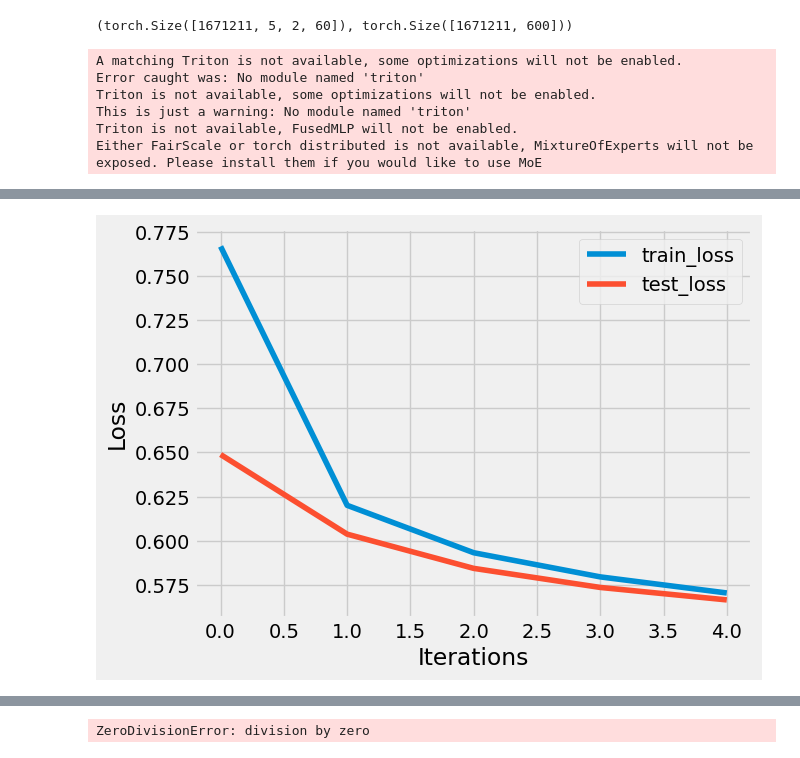
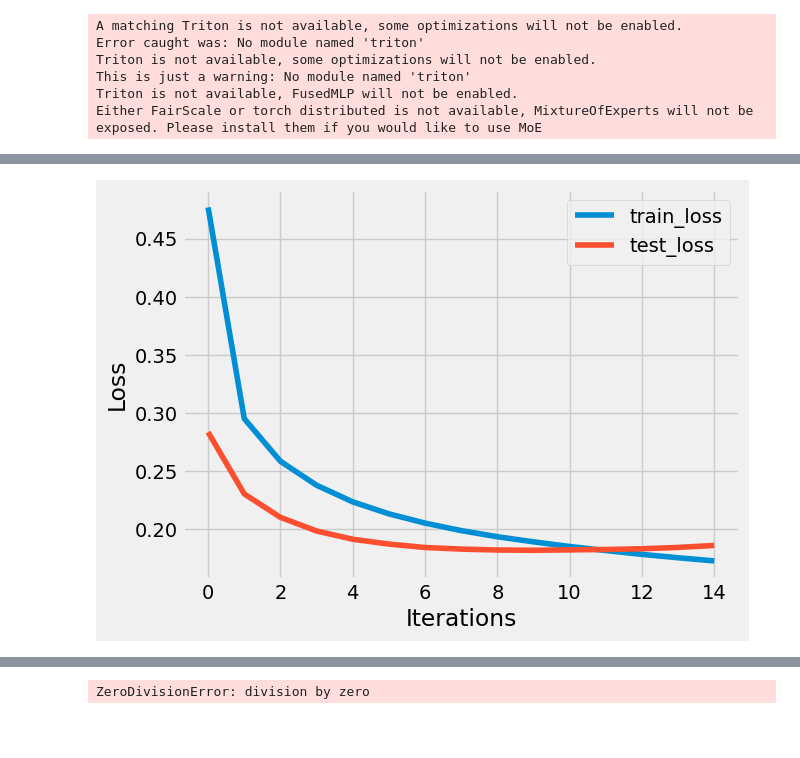
Before and after one commit to misha1sh/audio-ml, a Jupyter notebook: main-text-grammar.ipynb, the cells around one changed output, grey strips where cells are left out. Saved outputs shown, nothing was run; the diff lists cells and outputs as text; code cells hidden in the pictures; blank space fills up the shorter version.

```diff
--- a/main-text-grammar.ipynb
+++ b/main-text-grammar.ipynb
@@ -135,39 +227,32 @@ size_of_tensor(input), size_of_tensor(output), torch.sum(output, 0) / len(output
-# %%
-# a = nn.Conv2d(N, 32,
-#               kernel_size=FEATURES_CNT,
-#                     stride=FEATURES_CNT) # convolve each word into 32-vector-embedding
-a = nn.Flatten(1)
-input.shape, a(input).shape
-# %% [output]
-(torch.Size([1671211, 5, 2, 60]), torch.Size([1671211, 600]))
 # %%
 from xformers.factory import xFormerEncoderBlock, xFormerEncoderConfig
+
 N_words = params["INPUT_WORDS_CNT"]
-N_variants = params["VARIANTS_CNT"]
-N_features = params["FEATURES_CNT"]
+# N_variants = params["VARIANTS_CNT"]
+N_features = params["TOTAL_WORD_FEATURES_CNT"]
 
-INTERNAL_EMBEDDING_SIZE = 16
+INTERNAL_EMBEDDING_SIZE = 64
 
 encoder_config = {
     "dim_model": INTERNAL_EMBEDDING_SIZE, #N_variants * N_features,
     "residual_norm_style": "pre",  # Optional, pre/post
     "position_encoding_config": {
-        "name": "sine",  # whatever position encodinhg makes sense
+        "name": "sine",  #sine
         # "dim_model": VARIANTS_CNT * N_features,
     },
     "multi_head_config": {
         "num_heads": 4,
-        "residual_dropout": 0,
+        "residual_dropout": 0.,
         "attention": {
-            "name": "linformer", #m scaled_dot_productfourier_mix, "linformer" scaled_dot_product,  # whatever attention mechanism
-            "dropout": 0, # linformer
+            "name": "scaled_dot_product", #linformer scaled_dot_product fourier_mix, "linformer" scaled_dot_product,  # whatever attention mechanism
+            "dropout": 0., # linformer
             "seq_len": N_words, # linformer, scaled_dot_product
             "to_seq_len": N_words, # scaled_dot_product
         },
     },
     "feedforward_config": {
         "name": "MLP",
-        "dropout": 0,
+        "dropout": 0.,
         "activation": "relu",
         "hidden_layer_multiplier": 1,
     },
@@ -184,19 +269,24 @@ class Model(nn.Module):
     def __init__(self, **kwargs):
         super().__init__()
         N_words = params['INPUT_WORDS_CNT']
-        N_variants = params['VARIANTS_CNT']
-        N_features = params['FEATURES_CNT']
+        # N_variants = params['VARIANTS_CNT']
+        N_features = params['TOTAL_WORD_FEATURES_CNT']
 
-        # input is (N, N_words, N_variants, N_features)
+        # input is (N, N_words, N_features)
         # output is (N, N_words, )
 
         self.model = nn.Sequential(
-            nn.Flatten(2), # (N, N_words, N_variants *N_features)
+            # nn.Flatten(2),
+            # (N, N_words, N_features + )
             # nn.TransformerEncoder(encoder_layer, num_layers=1),encoder =
-            nn.Linear(N_variants * N_features, INTERNAL_EMBEDDING_SIZE),
+            nn.Linear(N_features, INTERNAL_EMBEDDING_SIZE),
+            nn.BatchNorm1d(N_words),
+            nn.ReLU(),
 
             xFormerEncoderBlock(xFormerEncoderConfig(**encoder_config)),
-            xFormerEncoderBlock(xFormerEncoderConfig(**encoder_config)),
+            # xFormerEncoderBlock(xFormerEncoderConfig(**encoder_config)),
+            # xFormerEncoderBlock(xFormerEncoderConfig(**encoder_config)),
+            # xFormerEncoderBlock(xFormerEncoderConfig(**encoder_config)),
 
             nn.Flatten(1), # (N, N_words* INTERNAL_EMBEDDING_SIZE)
             # nn.Tanh(),
@@ -233,6 +323,7 @@ def train_model():
                             # betas=(0.5, 0.999))
 
     trainer = Trainer(model=model,
+                    # enable_chunking=True,
                     # loss=nn.MSELoss(),
                     loss=nn.CrossEntropyLoss(),
                     optimizer=optimizer,
@@ -244,9 +335,10 @@ def train_model():
                         # },
                     })
 
-    trainer.set_data(input, output, train_test_split=0.9)
+    infected_indices = torch.arange(input.shape[0])[dataset['is_infected']]
+    trainer.set_data(input, output, train_test_split=0.9, not_test_indices=infected_indices)
     try:
-        trainer.train(400, batch=4000, trial=None, log=True)
+        trainer.train(400, batch=2000, trial=None, log=True) # , chunk_size=680000,
     except KeyboardInterrupt:
         print("interrupted")
         # type, val, tb = sys.exc_info()
@@ -270,2 +372,2 @@ trainer = train_model()
 interrupted
-[figure, old version]
+[figure, new version]
```
Also changed, not shown: parts of 19 cells of this notebook, 6 other files.
